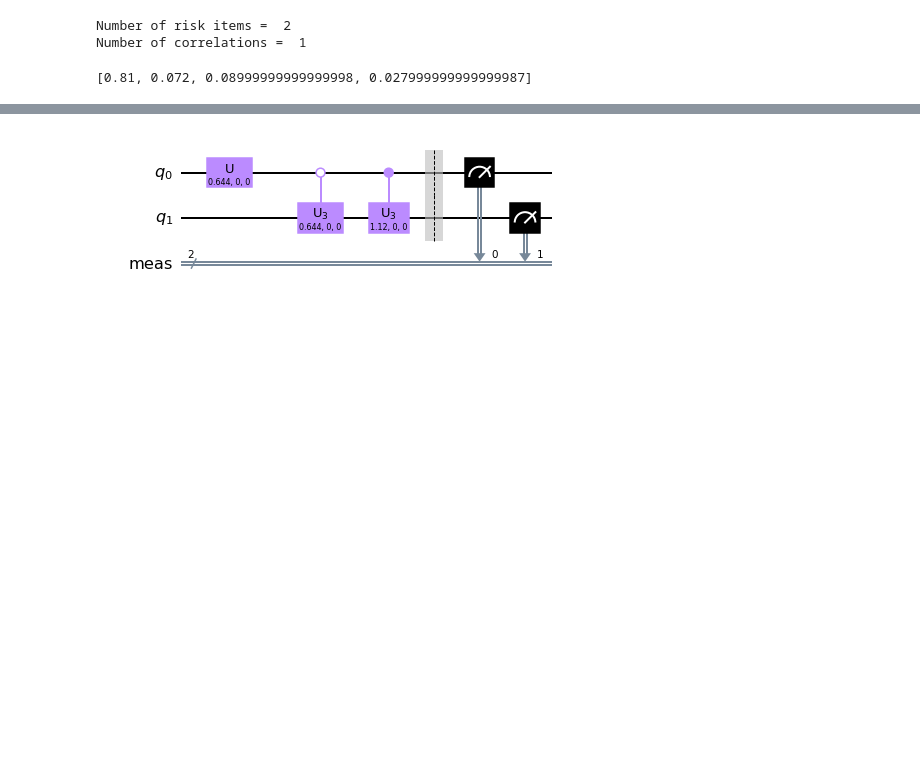
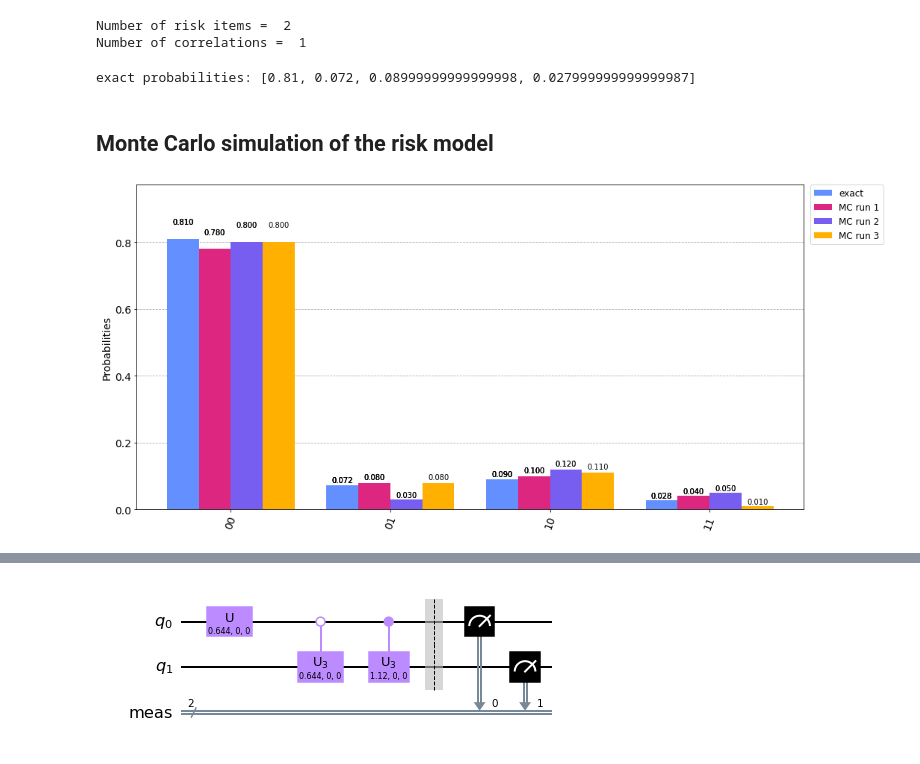
Before and after one commit to JoSQUANTUM/pygrnd, a Jupyter notebook: notebooks/risk_model.ipynb, the cells around one changed output, grey strips where cells are left out. Drawn from its saved outputs; the diff is of its cells as text; code cells hidden in the pictures; blank space fills up the shorter version.

```diff
--- a/notebooks/risk_model.ipynb
+++ b/notebooks/risk_model.ipynb
@@ -70,16 +70,29 @@ Number of correlations =  1
 # be consistent with the Qiskit qubit order (most significant qubit is
 # on the bottom of quantum circuits).
 #
-probs, sumProbs = modelProbabilities(nodes,edges,probsNodes,probsEdges)
-print(probs)
+probs, sumProbs = modelProbabilities(nodes, edges, probsNodes, probsEdges)
+print("exact probabilities:",probs)
 
 #
 # Convert the list of probabilities to a dictionary to make it
 # suitable for comparison with the quantum results below.
 #
-probsClassical={}
+probsExact={}
 for i in range(len(probs)):
     cts = format(i, "0"+str(len(nodes))+"b")
-    probsClassical[cts]=probs[i]
+    probsExact[cts]=probs[i]
 # %% [output]
-[0.81, 0.072, 0.08999999999999998, 0.027999999999999987]
+exact probabilities: [0.81, 0.072, 0.08999999999999998, 0.027999999999999987]
+# %% [markdown]
+## Monte Carlo simulation of the risk model
+# %%
+#
+# Compare exact result with three Monte Carlo evaluations of the risk model with 100 rounds each.
+#
+rounds=100
+probsMonteCarlo1=evaluateRiskModelMonteCarlo(nodes, edges, probsNodes, probsEdges, rounds)
+probsMonteCarlo2=evaluateRiskModelMonteCarlo(nodes, edges, probsNodes, probsEdges, rounds)
+probsMonteCarlo3=evaluateRiskModelMonteCarlo(nodes, edges, probsNodes, probsEdges, rounds)
+plot_histogram([probsExact, probsMonteCarlo1, probsMonteCarlo2, probsMonteCarlo3], legend=['exact', 'MC run 1', 'MC run 2', 'MC run 3'], figsize=(16,8))
+# %% [output]
+[figure, added]
```
Also changed, not shown: parts of 8 cells of this notebook.
